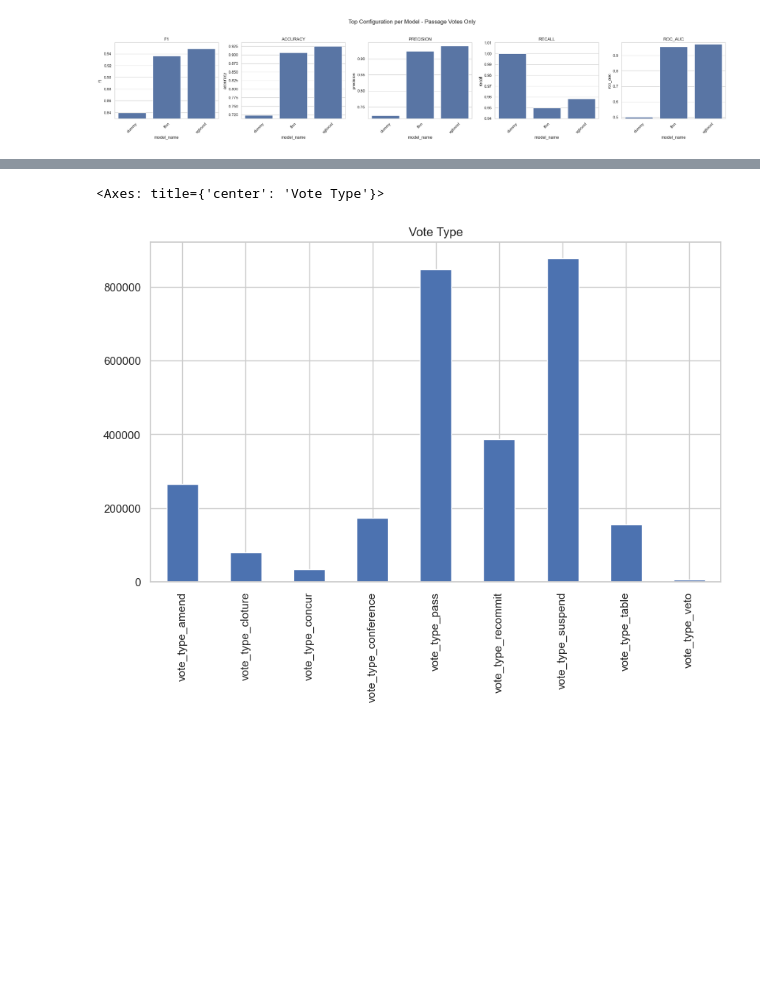
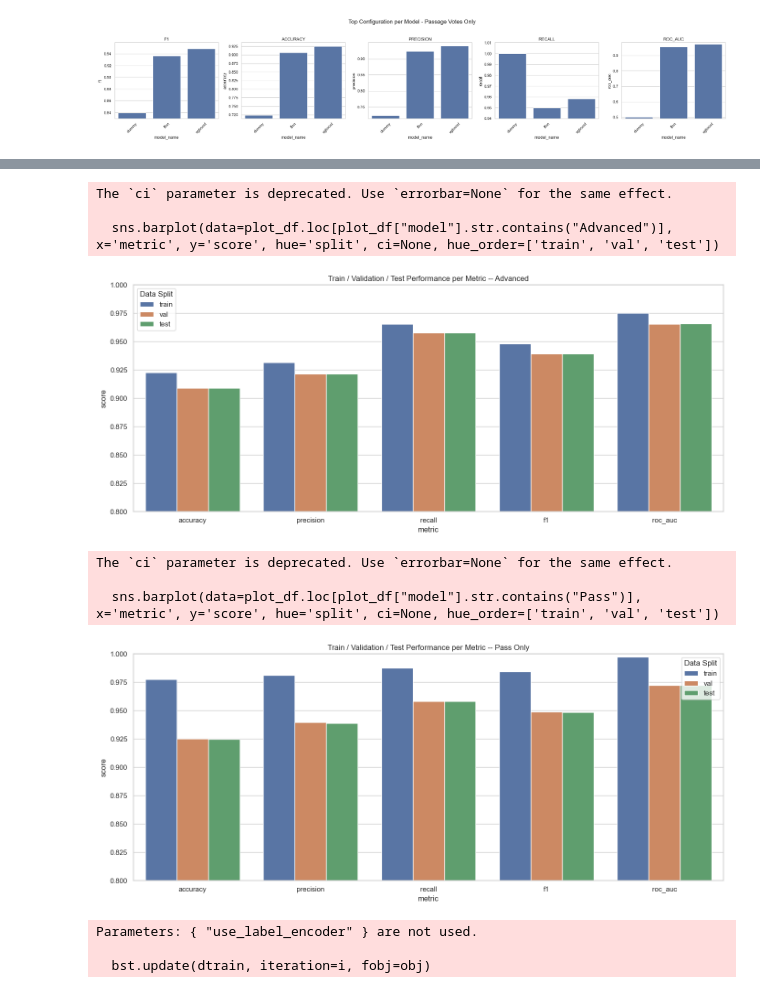
Before and after one commit to DeclanNelson178/stat5241_team_7, a Jupyter notebook: src/notebooks/evaluation.ipynb, the cells around one changed output, grey strips where cells are left out. Cells and saved outputs as stored; diff of their text form; code cells hidden in the pictures; blank space fills up the shorter version.

```diff
--- a/src/notebooks/evaluation.ipynb
+++ b/src/notebooks/evaluation.ipynb
@@ -212,5 +200,35 @@ Text(0.5, 1.0, 'Top 10 CRS Subject Areas')
-# %%
-df[[f for f in features if "vote_type" in f]].sum().plot.bar(title="Vote Type", figsize=(10, 6))
-# %% [output]
-<Axes: title={'center': 'Vote Type'}>
-[figure, removed]
+# %%
+plt.figure(figsize=(14, 6))
+sns.barplot(data=plot_df.loc[plot_df["model"].str.contains("Advanced")], x='metric', y='score', hue='split', ci=None, hue_order=['train', 'val', 'test'])
+plt.title("Train / Validation / Test Performance per Metric -- Advanced")
+plt.ylim(0.8, 1.0)
+plt.legend(title="Data Split")
+plt.tight_layout()
+plt.show()
+# %% [output]
+The `ci` parameter is deprecated. Use `errorbar=None` for the same effect.
+
+  sns.barplot(data=plot_df.loc[plot_df["model"].str.contains("Advanced")], x='metric', y='score', hue='split', ci=None, hue_order=['train', 'val', 'test'])
+[figure, added]
+# %%
+plt.figure(figsize=(14, 6))
+sns.barplot(data=plot_df.loc[plot_df["model"].str.contains("Pass")], x='metric', y='score', hue='split', ci=None, hue_order=['train', 'val', 'test'])
+plt.title("Train / Validation / Test Performance per Metric -- Pass Only")
+plt.ylim(0.8, 1.0)
+plt.legend(title="Data Split")
+plt.tight_layout()
+plt.show()
+# %% [output]
+The `ci` parameter is deprecated. Use `errorbar=None` for the same effect.
+
+  sns.barplot(data=plot_df.loc[plot_df["model"].str.contains("Pass")], x='metric', y='score', hue='split', ci=None, hue_order=['train', 'val', 'test'])
+[figure, added]
+# %%
+model = XGBoostModel(kwargs_for_model=pass_params, dataset=Datasets.PASS_ONLY)
+target, features, df = model.dataset.get_dataset()
+train_df, val_df, test_df = split_data(df, target_col=target)
+model = model.train(train_df[features], train_df[target])
+# %% [output]
+Parameters: { "use_label_encoder" } are not used.
+
+  bst.update(dtrain, iteration=i, fobj=obj)
```
Also changed, not shown: parts of 8 cells of this notebook, 1 other file.
